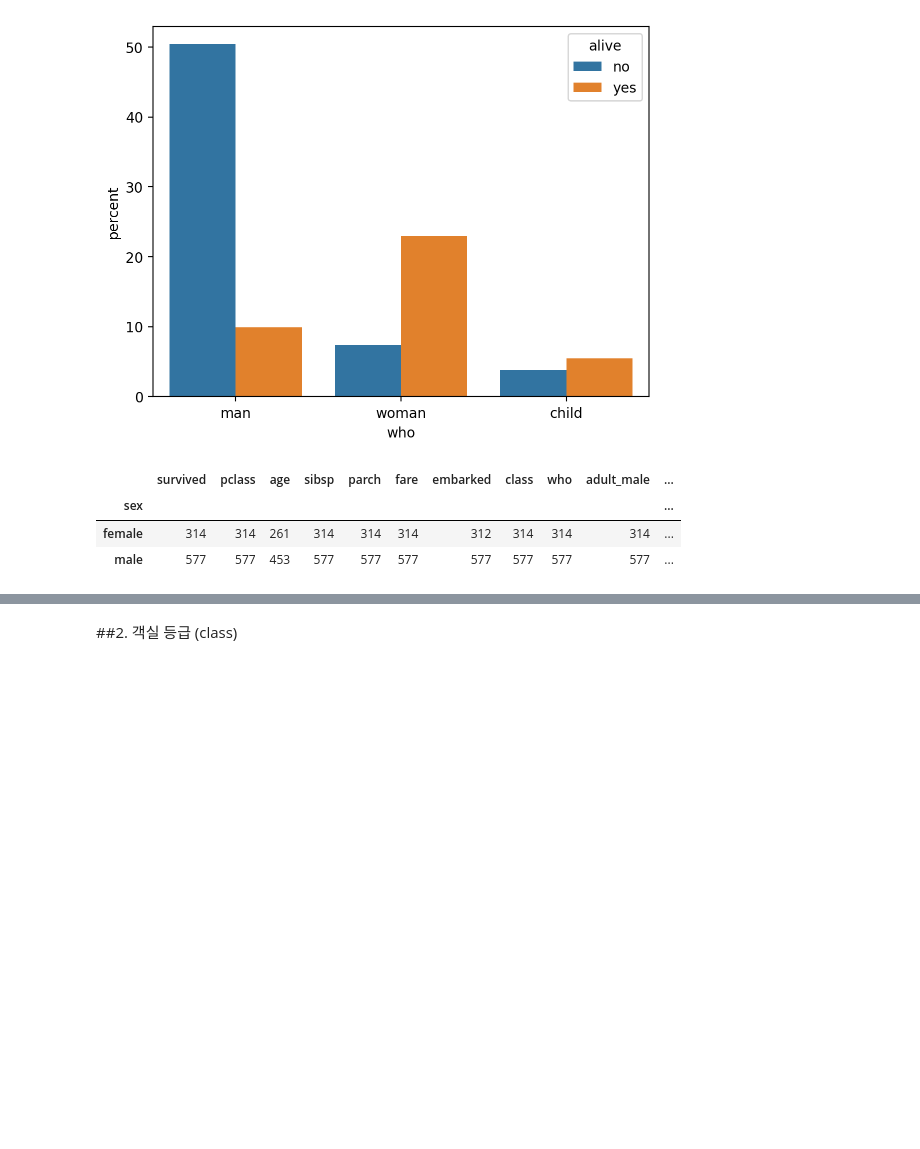
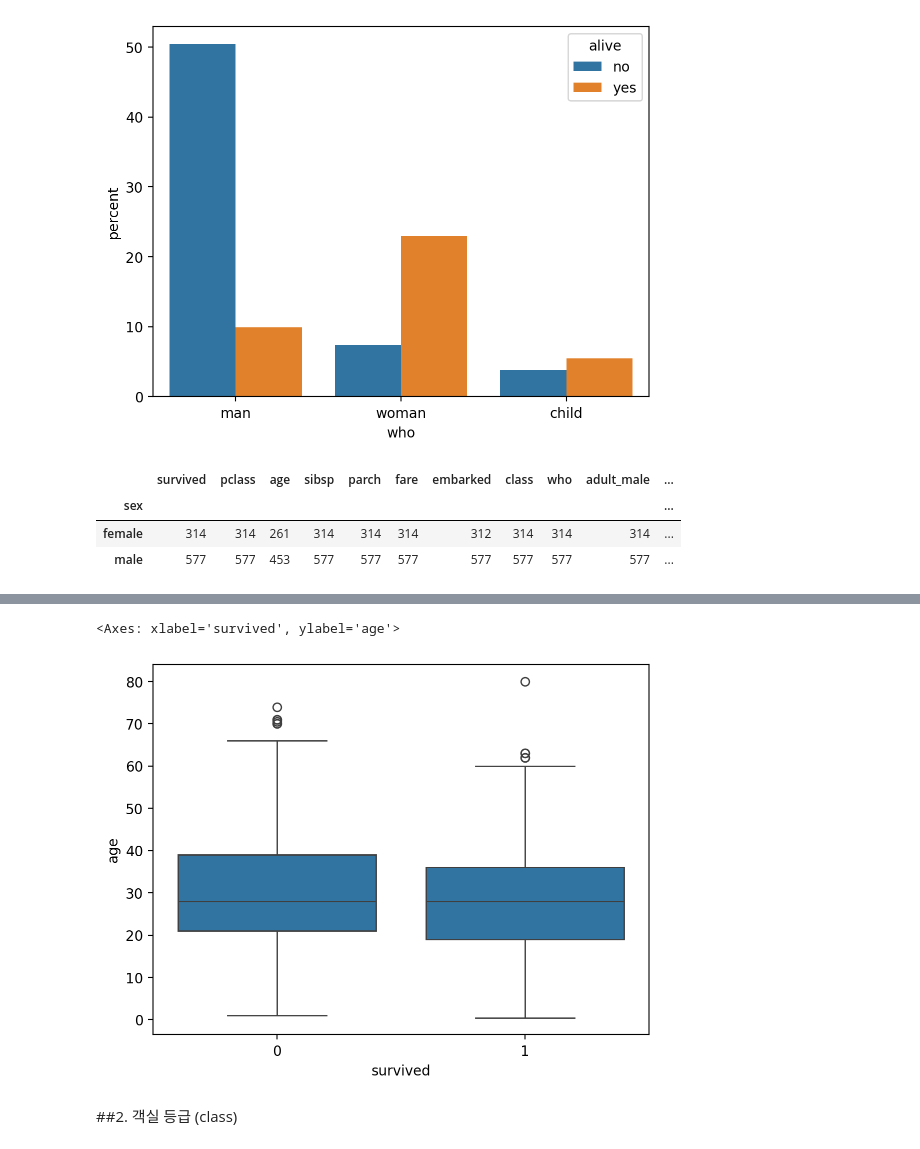
Before and after one commit to mgmg0429/2024-1-my-BDA, a Jupyter notebook: titanic_(7).ipynb, the cells around one changed output, grey strips where cells are left out. Cells and saved outputs as stored; diff of their text form; code cells hidden in the pictures; blank space fills up the shorter version.

```diff
--- a/titanic_(7).ipynb
+++ b/titanic_(7).ipynb
@@ -133,3 +141,9 @@ titanic.groupby('sex').count()
+# %%
+# 생존자와 사망자의 나이 분포를 박스플롯으로 비교
+sns.boxplot(x='survived', y='age', data=titanic)
+# %% [output]
+<Axes: xlabel='survived', ylabel='age'>
+[figure, added]
 # %% [markdown]
 ##2. 객실 등급 (class)
 # %%
```
Also changed, not shown: parts of 4 cells of this notebook.
